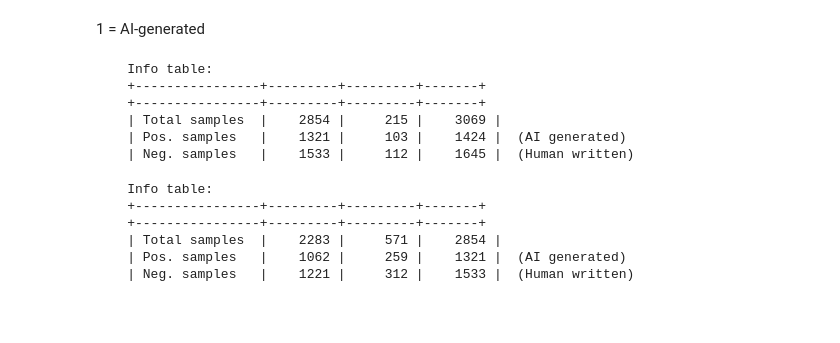
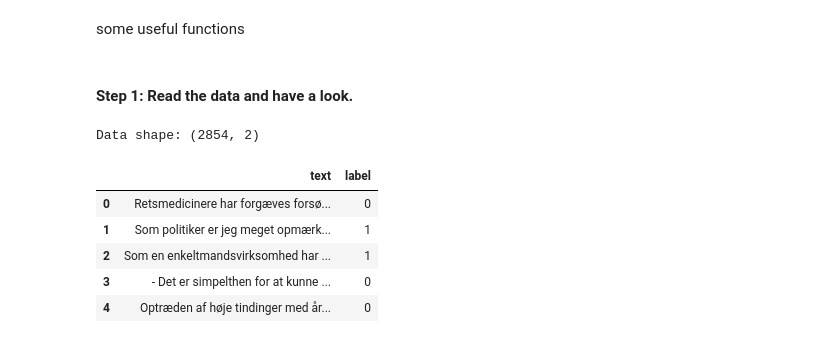
Before and after one commit to simonguld/CriticalBigDataManagement, a Jupyter notebook: 2024/bert_classification.ipynb, the cells around one changed output. Drawn from its saved outputs; the diff is of its cells as text; code cells hidden in the pictures; blank space fills up the shorter version.

```diff
--- a/2024/bert_classification.ipynb
+++ b/2024/bert_classification.ipynb
@@ -11,4 +25,6 @@ from sklearn.metrics import accuracy_score, classification_report
 # TensorFlow and transformers
 import tensorflow as tf
 from transformers import BertTokenizer, TFAutoModelForSequenceClassification
+# %% [markdown]
+some useful functions
 # %%
@@ -111,19 +179,23 @@ def pretty_print_info_table(labels_train, labels_test, validation=False):
-# %% [markdown]
-1 = AI-generated
+# %% [markdown]
+#### Step 1: Read the data and have a look.
 # %%
 data = pd.read_csv('ai_human_training_data.csv', index_col=0)
 data['label'] = data['label'].astype(int)
 data['text'] = data['text'].astype(str)
 
-data_test = pd.read_csv('ai_human_test_data.csv', index_col=0)
-data_test['label'] = data_test['label'].astype(int)
+# make a copy of the original data
+data_orig = data.copy()
 
-pretty_print_info_table(data.label, data_test.label, validation=False)
+
+print('Data shape:', data.shape)
+# label = 1 for AI generated text, label = 0 for human written text
+data.head()
 # %% [output]
-    Info table:
-    +----------------+---------+---------+-------+
-    +----------------+---------+---------+-------+
-    | Total samples  |    2854 |     215 |    3069 |
-    | Pos. samples   |    1321 |     103 |    1424 |  (AI generated)
-    | Neg. samples   |    1533 |     112 |    1645 |  (Human written)
+Data shape: (2854, 2)
+|  | text | label |
+| 0 | Retsmedicinere har forgæves forsø... | 0 |
+| 1 | Som politiker er jeg meget opmærk... | 1 |
+| 2 | Som en enkeltmandsvirksomhed har ... | 1 |
+| 3 | - Det er simpelthen for at kunne ... | 0 |
+| 4 | Optræden af høje tindinger med år... | 0 |
 # %%
@@ -132,20 +205,3 @@ for i in range(0, 5):
     print("Text:")
     print_row(data, i, 'text', symbols_per_line=100)
     print("\n")
-# %%
-test_texts = data_test['text'].astype(str)
-test_labels = data_test['label'].astype(int)
-
-# Split data into training and test sets
-train_texts, val_texts, train_labels, val_labels = train_test_split(
-    data['text'], data['label'], test_size=0.2, random_state=42
-)
-
-pretty_print_info_table(train_labels, val_labels, validation=True)
-# %% [output]
-    Info table:
-    +----------------+---------+---------+-------+
-    +----------------+---------+---------+-------+
-    | Total samples  |    2283 |     571 |    2854 |
-    | Pos. samples   |    1062 |     259 |    1321 |  (AI generated)
-    | Neg. samples   |    1221 |     312 |    1533 |  (Human written)
```
Also changed, not shown: parts of 20 cells of this notebook, 4 other files.
